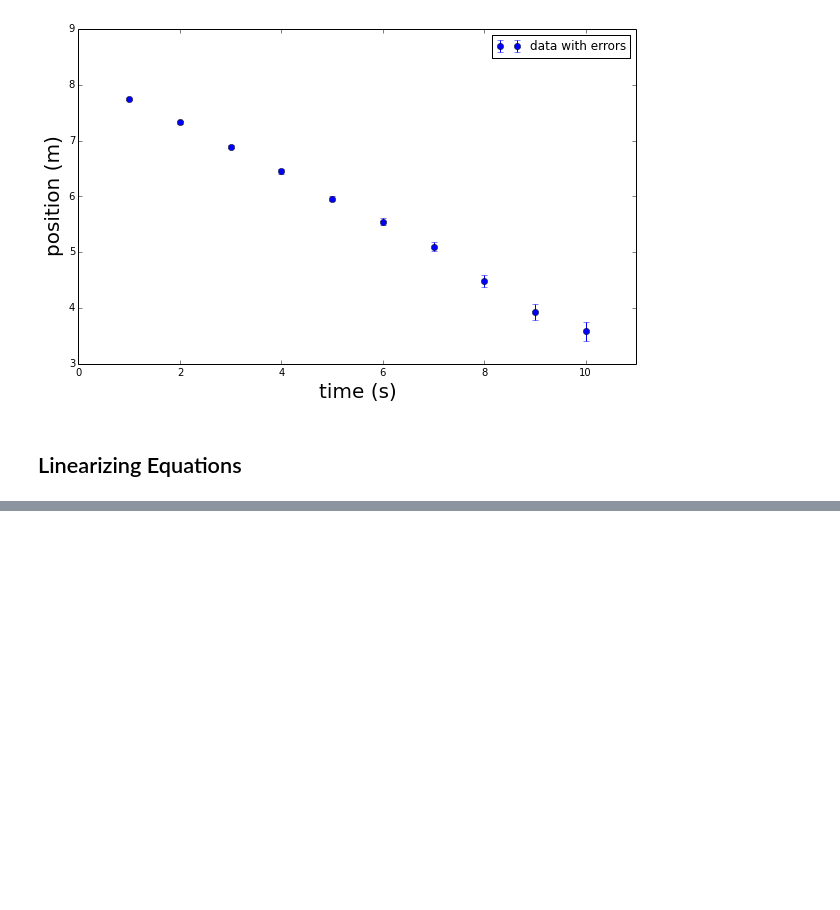
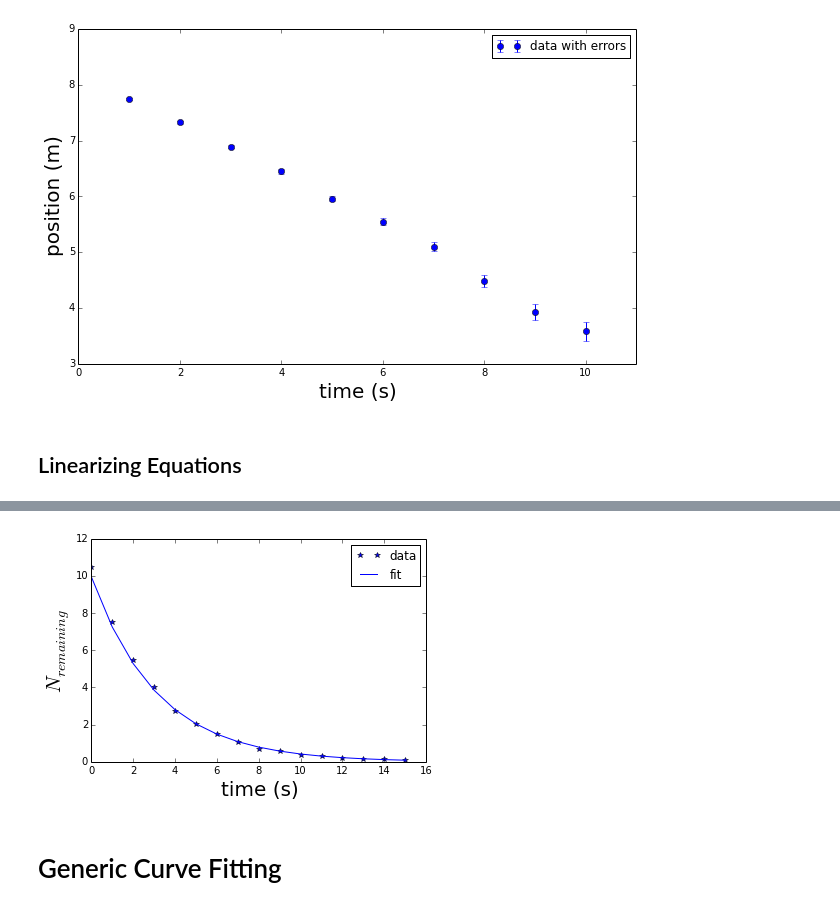
Before and after one commit to cucucachu/PHYS202-S14, a Jupyter notebook: SciPy/OptimizationTour.ipynb, the cells around one changed output, grey strips where cells are left out. Drawn from its saved outputs; the diff is of its cells as text; code cells hidden in the pictures; blank space fills up the shorter version.

```diff
--- a/SciPy/OptimizationTour.ipynb
+++ b/SciPy/OptimizationTour.ipynb
@@ -83,0 +147,15 @@ plt.show();
+# %%
+f2 = lambda x, B, A: A*np.exp(B*x);
+
+plt.plot(t,num,"b*", label="data");
+plt.xlabel("time (s)",fontsize=20)
+plt.ylabel("$N_{remaining}$",fontsize=20)
+
+plt.plot(t,f2(t,B,A),label="fit")
+plt.legend()
+
+plt.show()
+# %% [output]
+[figure, added]
+# %% [markdown]
+# Generic Curve Fitting
```
Also changed, not shown: parts of 22 cells of this notebook, 2 other files.
